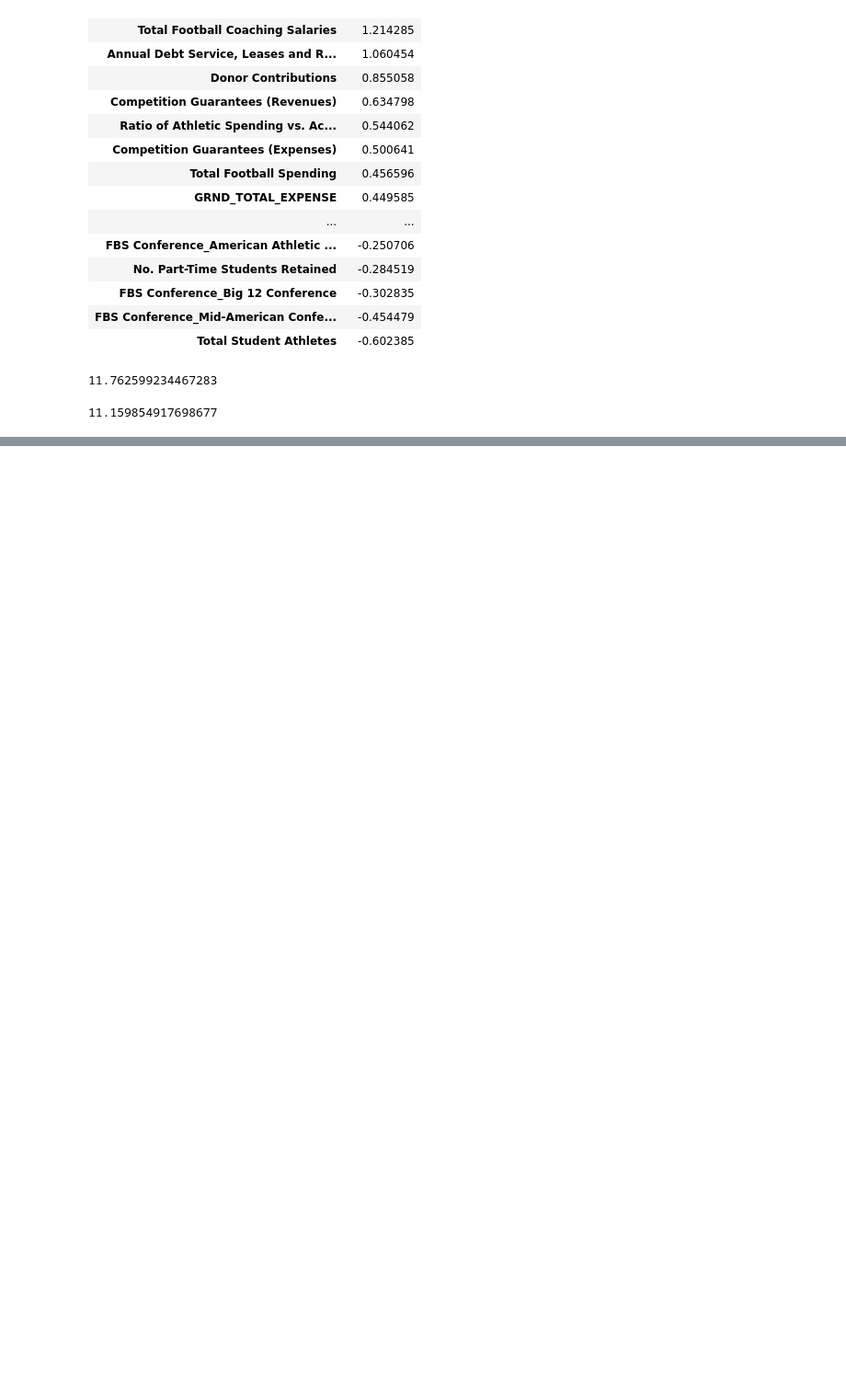
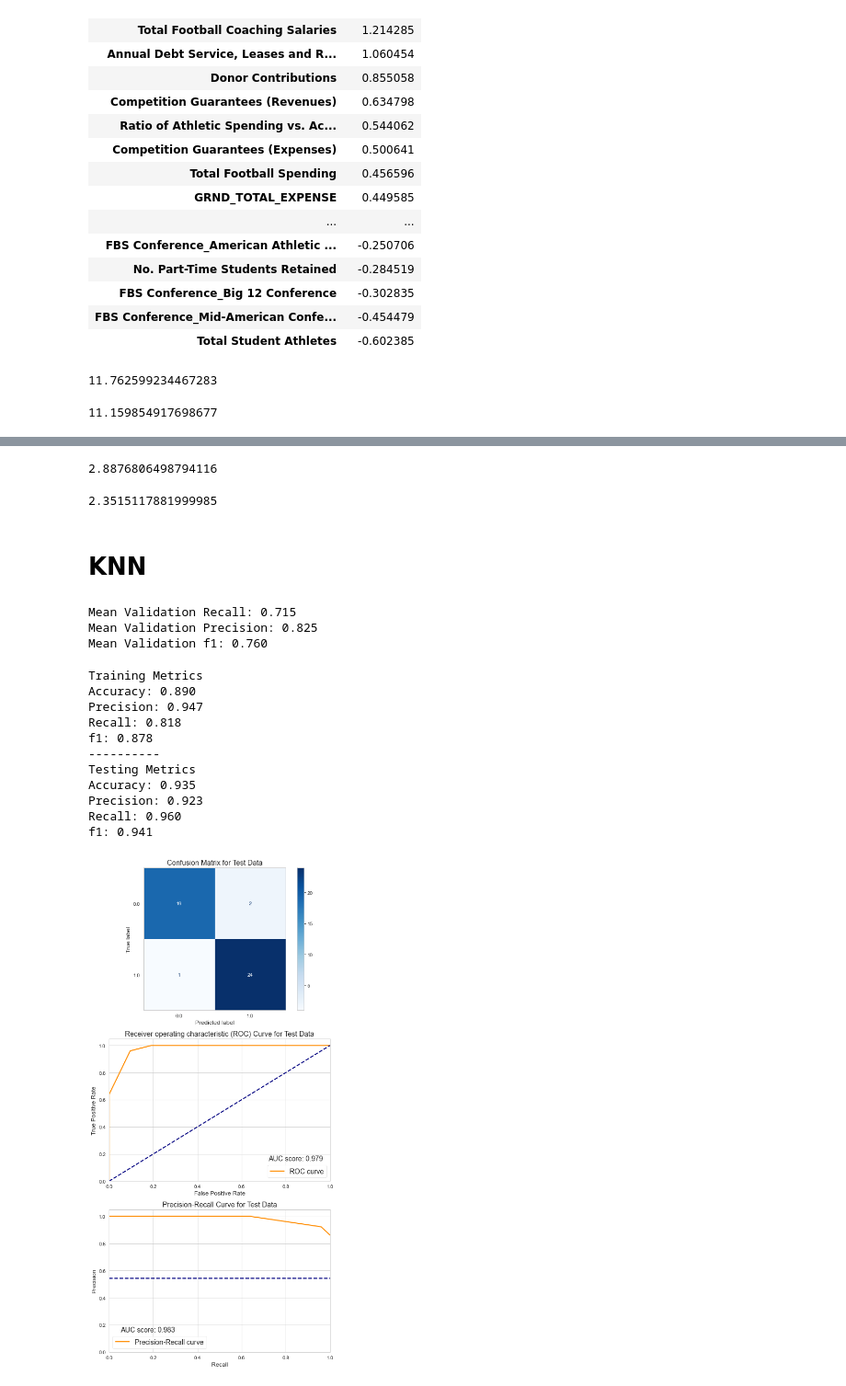
Before and after one commit to Shoemaker703/college_retention, a Jupyter notebook: EDA Notebook.ipynb, the cells around one changed output, grey strips where cells are left out. Shown at 92% size. Saved outputs shown, nothing was run; the diff lists cells and outputs as text; code cells hidden in the pictures; blank space fills up the shorter version.

```diff
--- a/EDA Notebook.ipynb
+++ b/EDA Notebook.ipynb
@@ -1621,0 +1656,10 @@ np.exp(coef_df.loc['Athletic Spending per Student Athlete', 'coefficient'])
+# %%
+np.exp(coef_df.loc['Annual Debt Service, Leases and Rental Fees on Athletic Facilities', 'coefficient'])
+# %% [output]
+2.8876806498794116
+# %%
+np.exp(coef_df.loc['Donor Contributions', 'coefficient'])
+# %% [output]
+2.3515117881999985
+# %% [markdown]
+# KNN
@@ -1621,0 +1669,34 @@ np.exp(coef_df.loc['Athletic Spending per Student Athlete', 'coefficient'])
+# %%
+# knn pipeline
+knn_pipe = Pipeline([('preprocessor', preprocessor),
+                   ('knn', KNeighborsClassifier())])
+
+# relevant scoring metrics
+scoring_metrics = ('recall', 'precision', 'f1')
+
+# cross validation
+knn_cv = cross_validate(knn_pipe, X_train_binned, y_train_binned, scoring=scoring_metrics)
+
+print(f"Mean Validation Recall: {np.mean(knn_cv['test_recall']):.3f}")
+print(f"Mean Validation Precision: {np.mean(knn_cv['test_precision']):.3f}")
+print(f"Mean Validation f1: {np.mean(knn_cv['test_f1']):.3f}")
+# %% [output]
+Mean Validation Recall: 0.715
+Mean Validation Precision: 0.825
+Mean Validation f1: 0.760
+# %%
+# Signs of underfitting
+evaluate(knn_pipe, X_train_binned, y_train_binned, X_test_binned, y_test_binned)
+# %% [output]
+Training Metrics
+Accuracy: 0.890
+Precision: 0.947
+Recall: 0.818
+f1: 0.878
+----------
+Testing Metrics
+Accuracy: 0.935
+Precision: 0.923
+Recall: 0.960
+f1: 0.941
+[figure, added]
```
Also changed, not shown: parts of 27 cells of this notebook.
